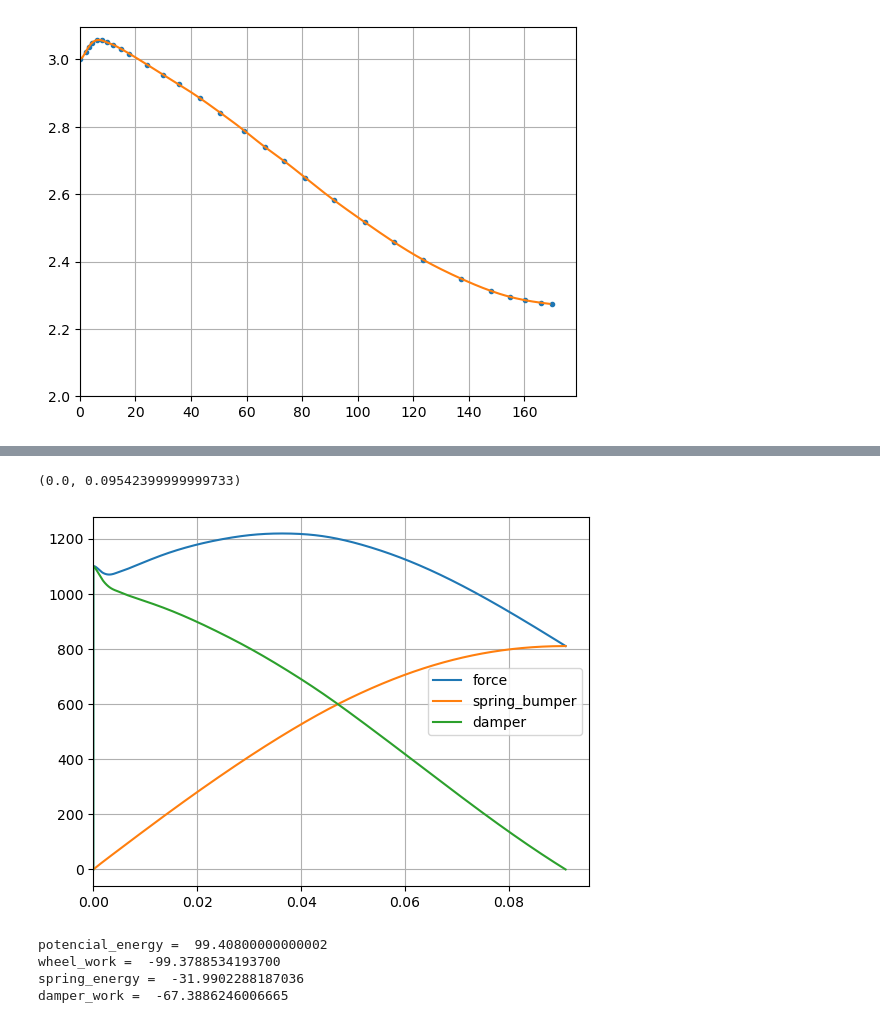
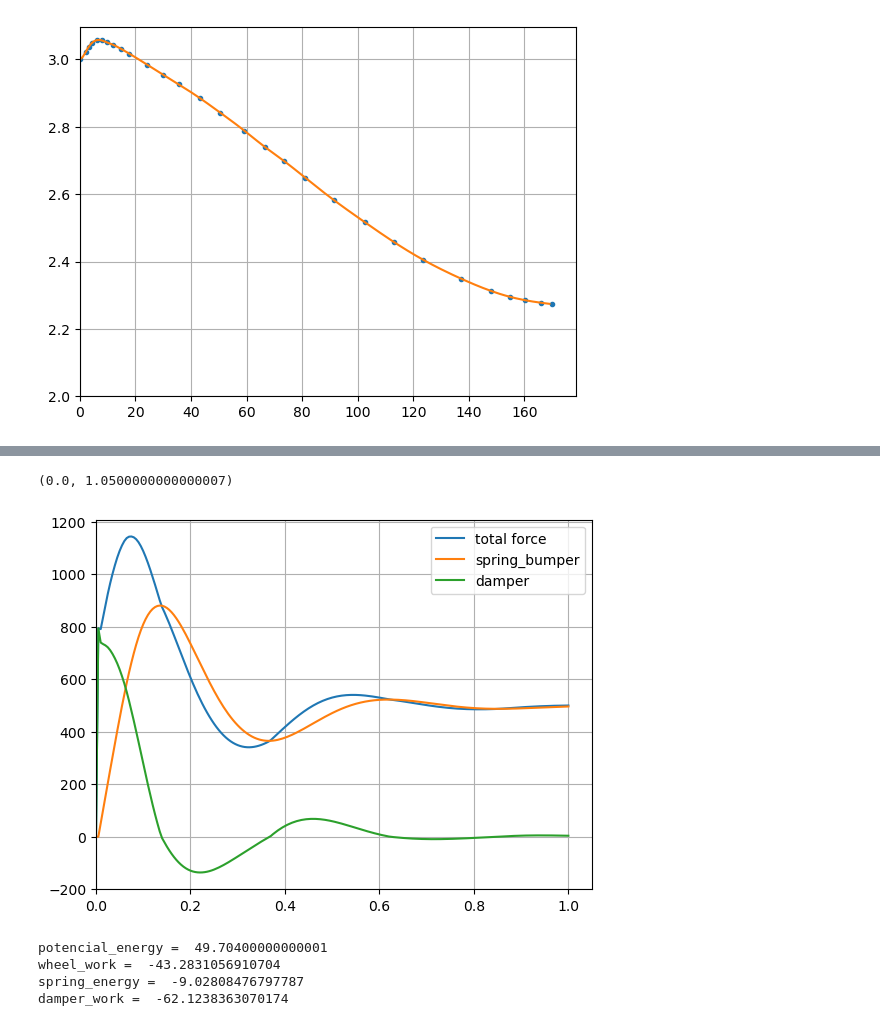
Before and after one commit to c-radicallis/Susp_Analysis, a Jupyter notebook: susp_analysis_3.ipynb, the cells around one changed output, grey strips where cells are left out. Cells and saved outputs as stored; diff of their text form; code cells hidden in the pictures.

Commit message:
check forces

```diff
--- a/susp_analysis_3.ipynb
+++ b/susp_analysis_3.ipynb
@@ -48,19 +48,19 @@ mass = 80
 
 k_spring = 70050.734 # N/m = 400 lbs/in
 
-k_bumper = k_spring/10000  # N/m
+k_bumper = k_spring/5000  # N/m
 bumper_exponent = 5
 bumper_height = 15 # milimeter
 
 shock_max_stroke = round( s_s_func( max(df['w_t'])) , 0)
 
 # Damper
-Rebound=10e3
+Rebound=3e3
 LSC_preload = 0 # N
 HSC_transition_velocity = 1 # m/s
-LSC_slope = 5e3
+LSC_slope = 5.1e3
 HSC_transition_force= LSC_slope*HSC_transition_velocity
-HSC_slope = 9e3 # N*s/m
+HSC_slope = 10e3 # N*s/m
 # %%
 F_spring_func = lambda wheel_travel: k_spring * s_s_func(wheel_travel)/1000
     #n Newtons
@@ -122,5 +123,5 @@ plt.show()
 # %%
-fall_height = 0.2
+fall_height = 0.1
 
 #conditions at initial ground contact
 x =  w_t_vector[-1]*1e-3 #meters
@@ -139,17 +140,18 @@ force_spring_bumper_list=[0]
 force_damper_list=[0]
 
 t=0
-t_step=1e-5
-t_final=0.1
+t_step=5e-3
+t_final=1
 t_list=[t]
 
 r_mass=rear_split*mass
 
-while (t<t_final) and (wheel_travel<w_t_vector[-1]-1) and (x<=x_list[0]) and (wheel_velocity > 0) :
+while (t<t_final) and (wheel_travel<w_t_vector[-1]-1) and (x<=x_list[0])  :#and (wheel_velocity > 0)
     #print("x( t= ",t," ) = ",x)
     force_spring_bumper = F_w_spring_func(wheel_travel) + F_w_bumper_func(wheel_travel)
     force_damper = F_w_damper_func(wheel_travel , wheel_velocity)
-    force = force_spring_bumper + force_damper
+    force_gravity = r_mass*9.81
+    force = force_spring_bumper + force_damper - force_gravity
     a = force/r_mass
     v = v + a*t_step
     x = x + v*t_step + 0.5*a*(t_step**2)
@@ -190,13 +174,13 @@ x( t=  0.07730000000000273  ) =  0.08403121
 # %%
-plt.plot(t_list,force_list, label="force")
+plt.plot(t_list,np.array(force_spring_bumper_list)+np.array(force_damper_list), label="total force")
 plt.plot(t_list,force_spring_bumper_list, label="spring_bumper")
 plt.plot(t_list,force_damper_list, label="damper")
 plt.legend()
 plt.grid()
 plt.xlim(left=0)
 # %% [output]
-(0.0, 0.09542399999999733)
+(0.0, 1.0500000000000007)
-[figure, old version]
+[figure, new version]
 # %%
 potencial_energy = r_mass*9.81*fall_height
 print("potencial_energy = ",potencial_energy)
@@ -211,10 +195,10 @@ print("spring_energy = ",spring_energy)
 damper_work = sp.integrate.simpson(force_damper_list,x_list)
 print("damper_work = ",damper_work)
 # %% [output]
-potencial_energy =  99.40800000000002
-wheel_work =  -99.3788534193700
-spring_energy =  -31.9902288187036
-damper_work =  -67.3886246006665
+potencial_energy =  49.70400000000001
+wheel_work =  -43.2831056910704
+spring_energy =  -9.02808476797787
+damper_work =  -62.1238363070174
 # %%
 plt.plot(t_list,x_list, label="x_list")
 plt.grid()
```
Also changed, not shown: parts of 8 cells of this notebook.
